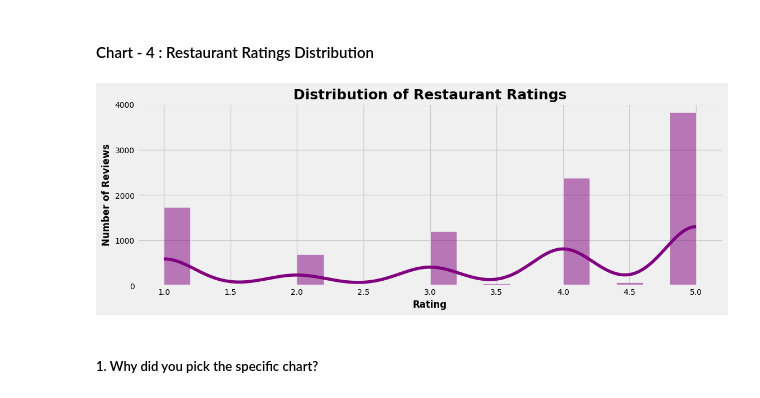
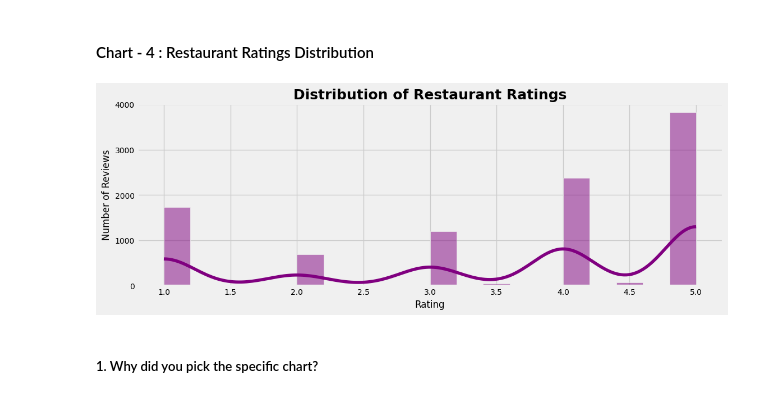
Before and after one commit to pmehta2612/Zomato-EDA-Project, a Jupyter notebook: Zomato_EDA_Project.ipynb, the cells around one changed output. Cells and saved outputs as stored; diff of their text form; code cells hidden in the pictures.

```diff
--- a/Zomato_EDA_Project.ipynb
+++ b/Zomato_EDA_Project.ipynb
@@ -928,20 +928,20 @@ Are there any insights that lead to negative growth? Justify with specific reaso
 # %%
 # Chart - 4 visualization code
 # Create hisplot
 plt.figure(figsize=(12, 4))
 sns.histplot(merged_df['Rating'], bins=20, color='purple', kde=True)
 # Add title and label
 plt.title('Distribution of Restaurant Ratings', fontsize = 18, fontweight = 'bold')
-plt.xlabel('Rating', fontsize = 12, fontweight = 'bold')
-plt.ylabel('Number of Reviews', fontsize = 12, fontweight = 'bold')
+plt.xlabel('Rating', fontsize = 12)
+plt.ylabel('Number of Reviews', fontsize = 12)
 plt.xticks(fontsize=10)
 plt.yticks(fontsize=10)
 # Show grid
 plt.grid(True)
 # Show plot
 plt.show()
 # %% [output]
-[figure, old version]
+[figure, new version]
 # %% [markdown]
 ##### 1. Why did you pick the specific chart?
 # %% [markdown]
```
